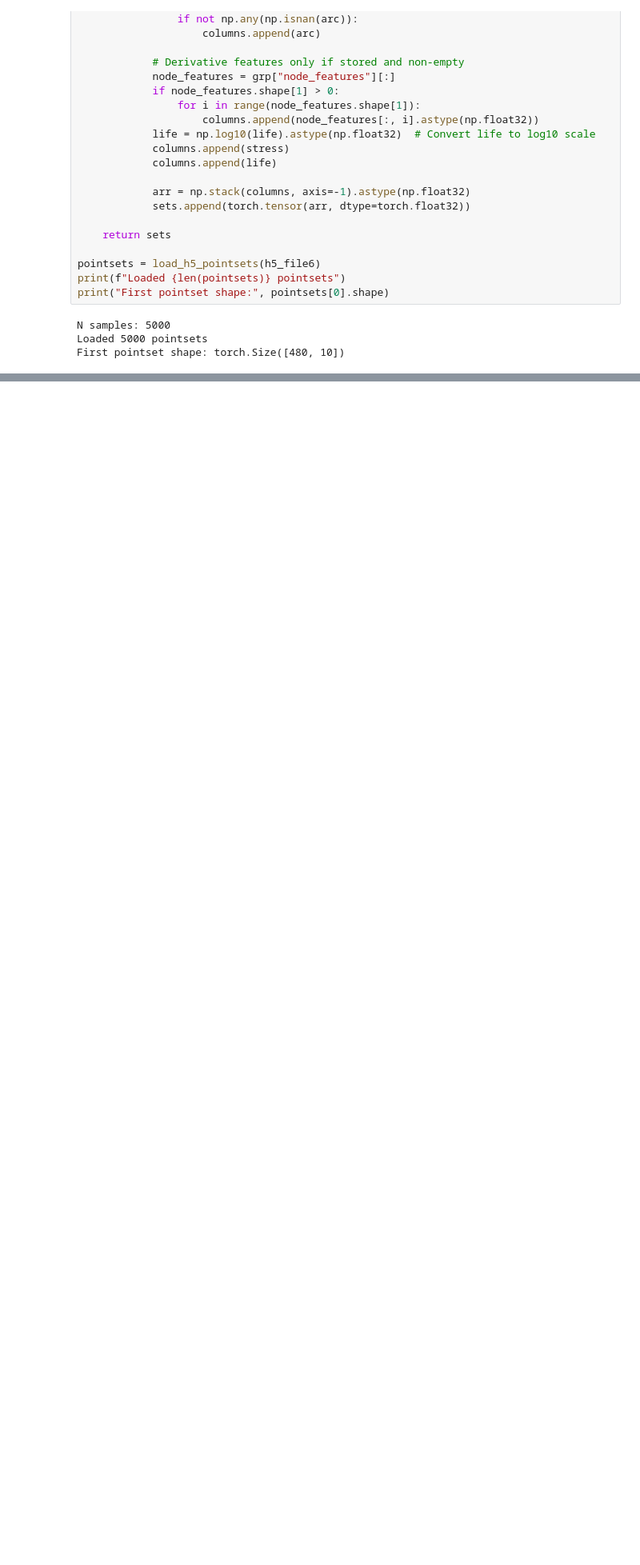
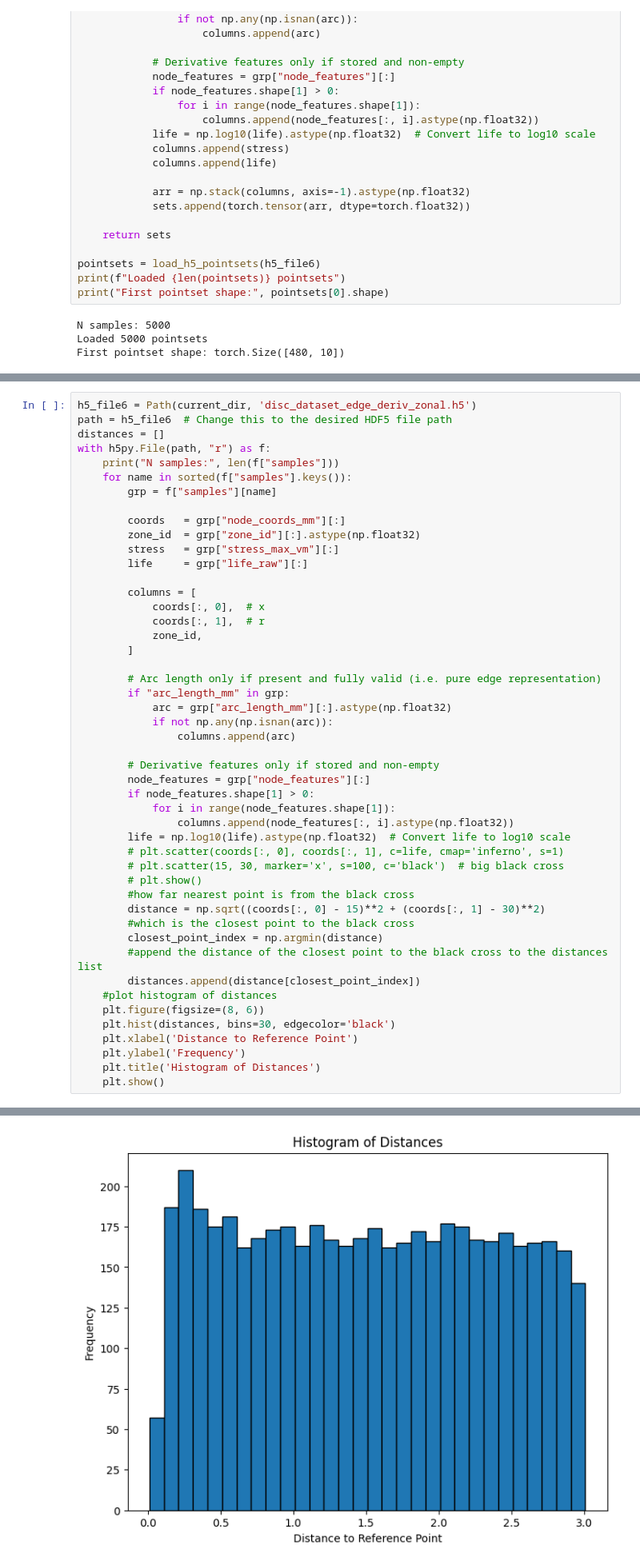
Before and after one commit to Abdullasmf/Disc_lifing_paper, a Jupyter notebook: Data_gen/output/Output_test.ipynb, the cells around one changed output, grey strips where cells are left out. Shown at 80% size. Saved outputs shown, nothing was run; the diff lists cells and outputs as text; blank space fills up the shorter version.

```diff
--- a/Data_gen/output/Output_test.ipynb
+++ b/Data_gen/output/Output_test.ipynb
@@ -171,3 +171,52 @@ plt.title('Point Set Visualization')
 plt.show()
 # %% [output]
 [figure]
+# %%
+h5_file6 = Path(current_dir, 'disc_dataset_edge_deriv_zonal.h5')
+path = h5_file6  # Change this to the desired HDF5 file path
+distances = []
+with h5py.File(path, "r") as f:
+    print("N samples:", len(f["samples"]))
+    for name in sorted(f["samples"].keys()):
+        grp = f["samples"][name]
+
+        coords   = grp["node_coords_mm"][:]
+        zone_id  = grp["zone_id"][:].astype(np.float32)
+        stress   = grp["stress_max_vm"][:]
+        life     = grp["life_raw"][:]
+
+        columns = [
+            coords[:, 0],  # x
+            coords[:, 1],  # r
+            zone_id,
+        ]
+
+        # Arc length only if present and fully valid (i.e. pure edge representation)
+        if "arc_length_mm" in grp:
+            arc = grp["arc_length_mm"][:].astype(np.float32)
+            if not np.any(np.isnan(arc)):
+                columns.append(arc)
+
+        # Derivative features only if stored and non-empty
+        node_features = grp["node_features"][:]
+        if node_features.shape[1] > 0:
+            for i in range(node_features.shape[1]):
+                columns.append(node_features[:, i].astype(np.float32))
+        life = np.log10(life).astype(np.float32)  # Convert life to log10 scale
+        # plt.scatter(coords[:, 0], coords[:, 1], c=life, cmap='inferno', s=1)
+        # plt.scatter(15, 30, marker='x', s=100, c='black')  # big black cross
+        # plt.show()
+        #how far nearest point is from the black cross
+        distance = np.sqrt((coords[:, 0] - 15)**2 + (coords[:, 1] - 30)**2)
+        #which is the closest point to the black cross
+        closest_point_index = np.argmin(distance)
+        #append the distance of the closest point to the black cross to the distances list
+        distances.append(distance[closest_point_index])
+    #plot histogram of distances
+    plt.figure(figsize=(8, 6))
+    plt.hist(distances, bins=30, edgecolor='black')
+    plt.xlabel('Distance to Reference Point')
+    plt.ylabel('Frequency')
+    plt.title('Histogram of Distances')
+    plt.show()
+# %% [output]
@@ -173,0 +224 @@ plt.show()
+[figure, added]
```
Also changed, not shown: parts of 2 cells of this notebook, 2 other files.
